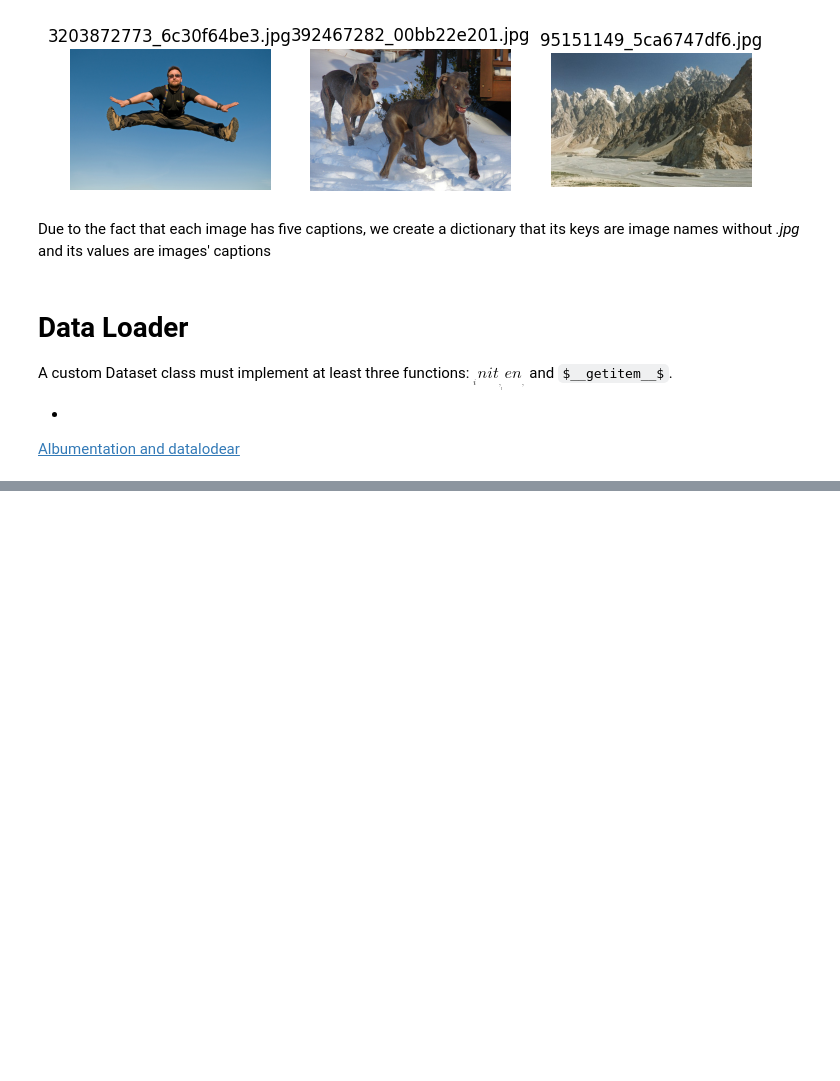
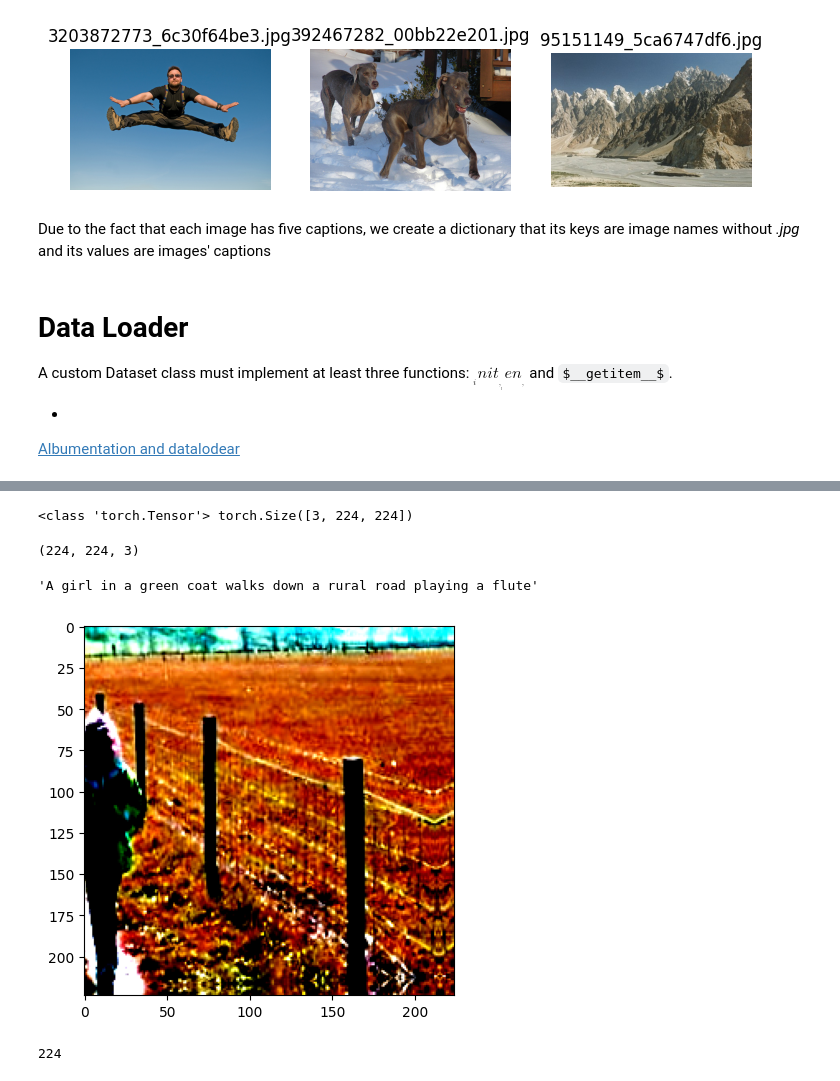
Before and after one commit to mahdisabetkish/Vision2Words, a Jupyter notebook: Flicker8k.ipynb, the cells around one changed output, grey strips where cells are left out. Cells and saved outputs as stored; diff of their text form; code cells hidden in the pictures; some formulas as TeX source; blank space fills up the shorter version.

```diff
--- a/Flicker8k.ipynb
+++ b/Flicker8k.ipynb
@@ -378,0 +312,9 @@ len(data[1])
+# %%
+i = 0
+for image, cation, id in dataloader:
+  i += 1
+  print(image,type(image), image.shape, cation, type(caption), id)
+  if i == 1:
+    break
+  #  if image[0].shape[1] == 256:
+  #   print('find')
@@ -378,0 +339,18 @@ len(data[1])
+# %%
+im = image[0]
+print(type(im), im.shape)
+image = im.numpy().transpose(1, 2, 0)
+# %% [output]
+<class 'torch.Tensor'> torch.Size([3, 224, 224])
+# %%
+print(image.shape)
+plt.imshow(np.clip(image,0,1))
+cation[0]
+# %% [output]
+(224, 224, 3)
+'A girl in a green coat walks down a rural road playing a flute'
+[figure, added]
+# %%
+np.clip(image,0,1).shape
+# %% [output]
+224
```
Also changed, not shown: parts of 9 cells of this notebook.
